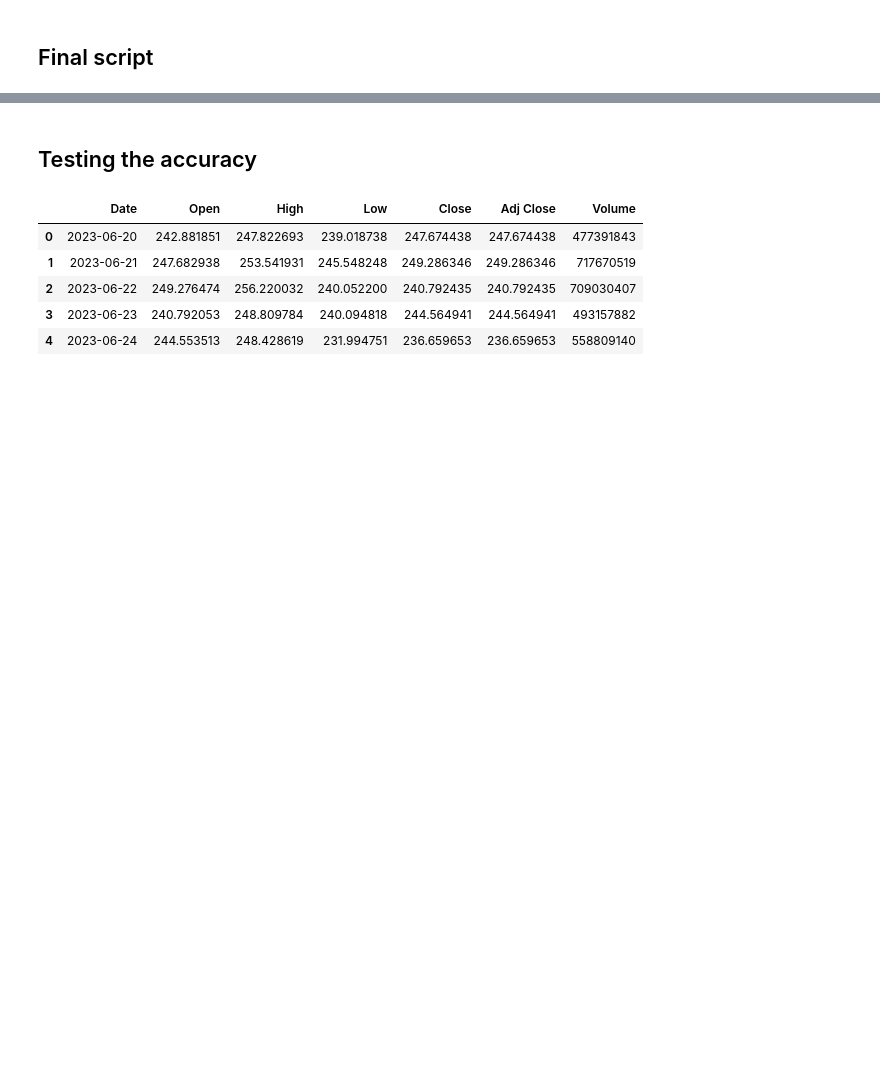
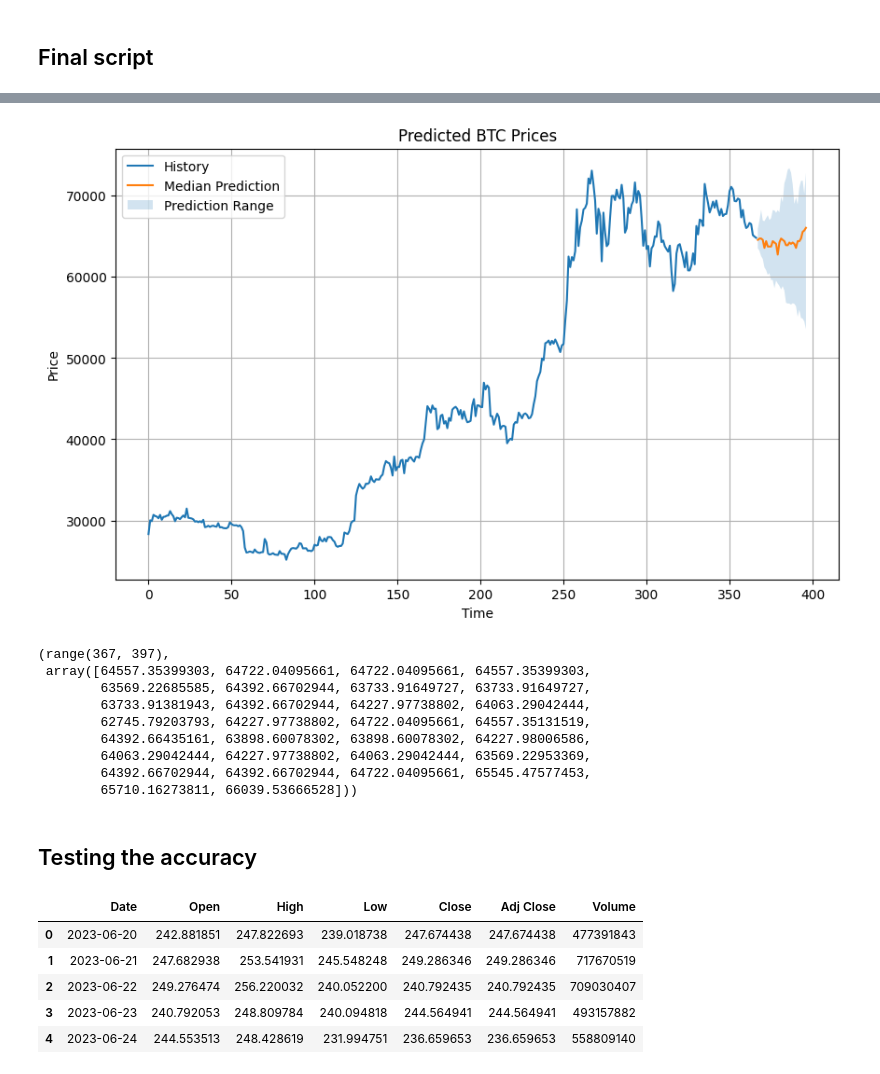
Before and after one commit to 10-academy-w-9/crypto-trading-backtesting, a Jupyter notebook: notebooks/Chronos.ipynb, the cells around one changed output, grey strips where cells are left out. Drawn from its saved outputs; the diff is of its cells as text; code cells hidden in the pictures; blank space fills up the shorter version.

```diff
--- a/notebooks/Chronos.ipynb
+++ b/notebooks/Chronos.ipynb
@@ -302,3 +326,16 @@ predict_and_plot_crypto_data('BNB',crypto_data_dict, prediction_length=30)
+# %%
+predict_and_plot_crypto_data('BTC',crypto_data_dict, prediction_length=30)
+# %% [output]
+[figure, added]
+(range(367, 397),
+ array([64557.35399303, 64722.04095661, 64722.04095661, 64557.35399303,
+        63569.22685585, 64392.66702944, 63733.91649727, 63733.91649727,
+        63733.91381943, 64392.66702944, 64227.97738802, 64063.29042444,
+        62745.79203793, 64227.97738802, 64722.04095661, 64557.35131519,
+        64392.66435161, 63898.60078302, 63898.60078302, 64227.98006586,
+        64063.29042444, 64227.97738802, 64063.29042444, 63569.22953369,
+        64392.66702944, 64392.66702944, 64722.04095661, 65545.47577453,
+        65710.16273811, 66039.53666528]))
 # %% [markdown]
 ## Testing the accuracy
 # %%
```
Also changed, not shown: parts of 51 cells of this notebook.
